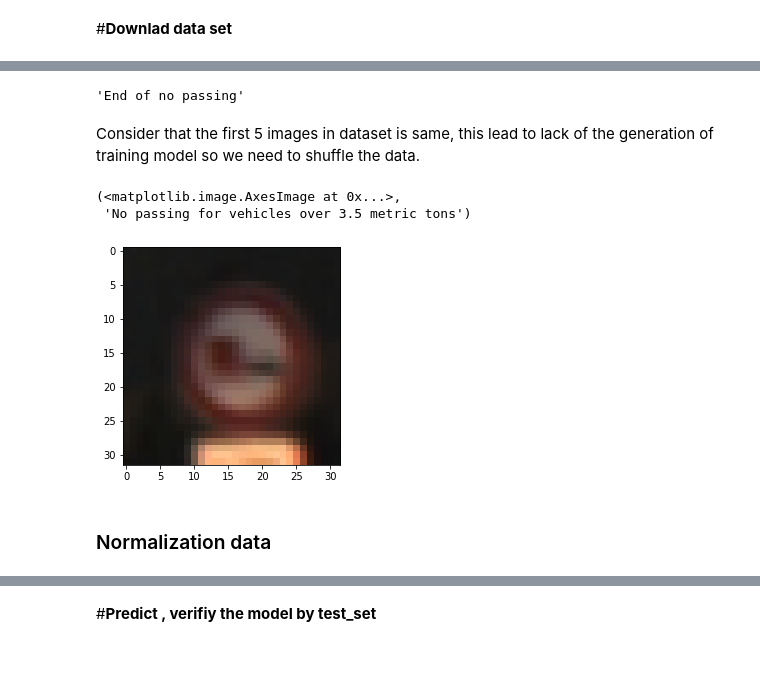
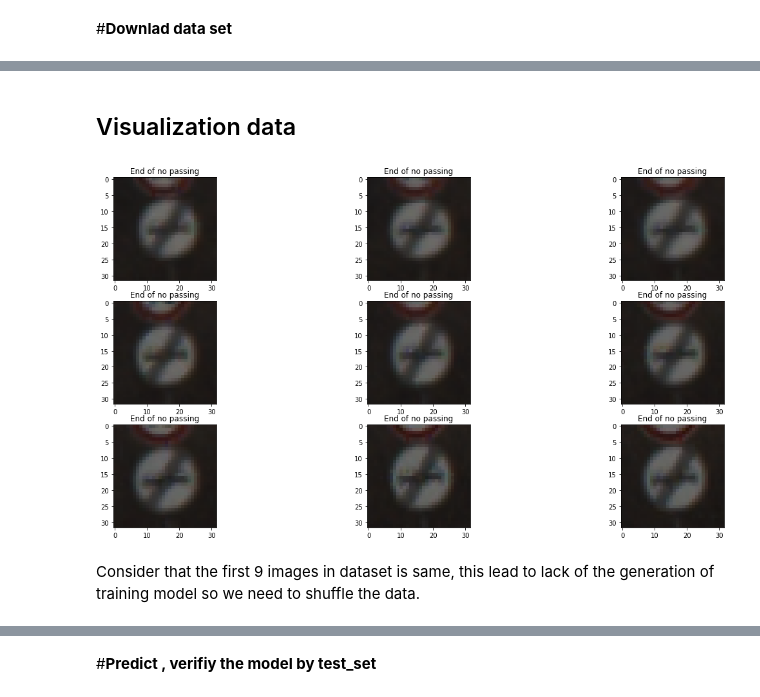
Before and after one commit to quochungtran/build-road-signal-classifiations, a Jupyter notebook: build_road_signal_classifiations.ipynb, the cells around one changed output, grey strips where cells are left out. Cells and saved outputs as stored; diff of their text form; code cells hidden in the pictures; blank space fills up the shorter version.

```diff
--- a/build_road_signal_classifiations.ipynb
+++ b/build_road_signal_classifiations.ipynb
@@ -32,2 +46,10 @@ ls
 # %%
-link_data = "https://d17h27t6h515a5.cloudfront.net/topher/2017/February/5898cd6f_traffic-signs-data/traffic-signs-data.zip"
+# Define the principal paths
+
+DATA_LINK      = "https://d17h27t6h515a5.cloudfront.net/topher/2017/February/5898cd6f_traffic-signs-data/traffic-signs-data.zip"
+CURRENT_FOLDER = "./" # Unzip in the current directory
+
+# training, validaition, testing dataset path
+TRAINING_DATA_PATH   = CURRENT_FOLDER + "train.p"
+VALIDATION_DATA_PATH = CURRENT_FOLDER + "valid.p"
+TESTING_DATA_PATH    = CURRENT_FOLDER + "test.p"
@@ -67,7 +63,0 @@ import pickle
-# %%
-with open(train_link,mode='rb') as f:
-  train_set = pickle.load(f)
-with open(valid_link,mode='rb') as f:
-  valid_set = pickle.load(f)
-with open(test_link,mode='rb') as f:
-  test_set = pickle.load(f)
@@ -93,0 +64,5 @@ train_set
+# %%
+def deserialize_data(data_path):
+  with open(data_path,mode='rb') as f:
+    data_set = pickle.load(f)
+  return data_set
@@ -93,0 +71,4 @@ train_set
+# %%
+train_set = deserialize_data(TRAINING_DATA_PATH)
+valid_set = deserialize_data(VALIDATION_DATA_PATH)
+test_set  = deserialize_data(TESTING_DATA_PATH)
@@ -125,3 +111,5 @@ plt.imshow(trainX[50])
+# %% [markdown]
+## Visualization data
 # %%
 classNames = {0: 'Speed limit (20km/h)',
  1: 'Speed limit (30km/h)',
@@ -166,12 +154,20 @@ classNames = {0: 'Speed limit (20km/h)',
  40: 'Roundabout mandatory',
  41: 'End of no passing',
  42: 'End of no passing by vehicles over 3.5 metric tons'}
-# %%
-classNames[trainy[50]]
-# %% [output]
-'End of no passing'
+# %%
+fig = plt.figure(figsize = (20, 10))
+dim = 3
+start_point = 1
+fig_num = 1
+
+for i in range(start_point, dim*dim + start_point):
+    ax = fig.add_subplot(dim, dim, fig_num)
+    fig_num += 1
+    ax.imshow(trainX[i])
+    ax.set_title(classNames[trainy[i]])
+# %% [output]
+[figure, added]
 # %% [markdown]
-
- Consider that the first 5 images in dataset is same, this lead to lack of the generation of training model so we need to shuffle the data.
+Consider that the first 9 images in dataset is same, this lead to lack of the generation of training model so we need to shuffle the data.
 # %%
 from  sklearn.utils import shuffle
@@ -180,6 +174,0 @@ trainX,trainy = shuffle(trainX,trainy)
-# %%
-plt.imshow(trainX[0]) , classNames[trainy[0]]
-# %% [output]
-(<matplotlib.image.AxesImage at 0x...>,
- 'No passing for vehicles over 3.5 metric tons')
-[figure, removed]
@@ -192,2 +174,0 @@ testy=test_set["labels"]
-# %% [markdown]
-### Normalization data
```
Also changed, not shown: parts of 87 cells of this notebook.
